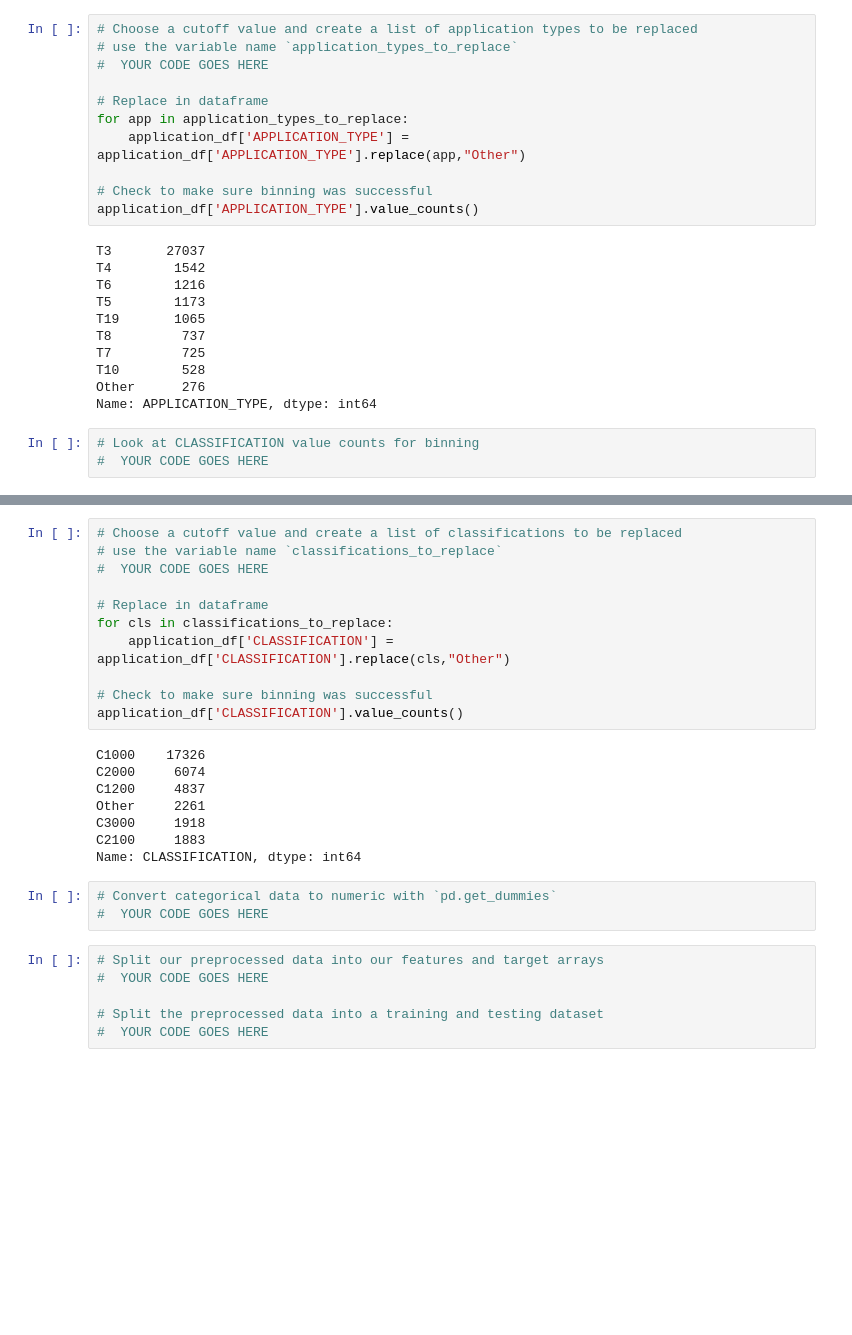
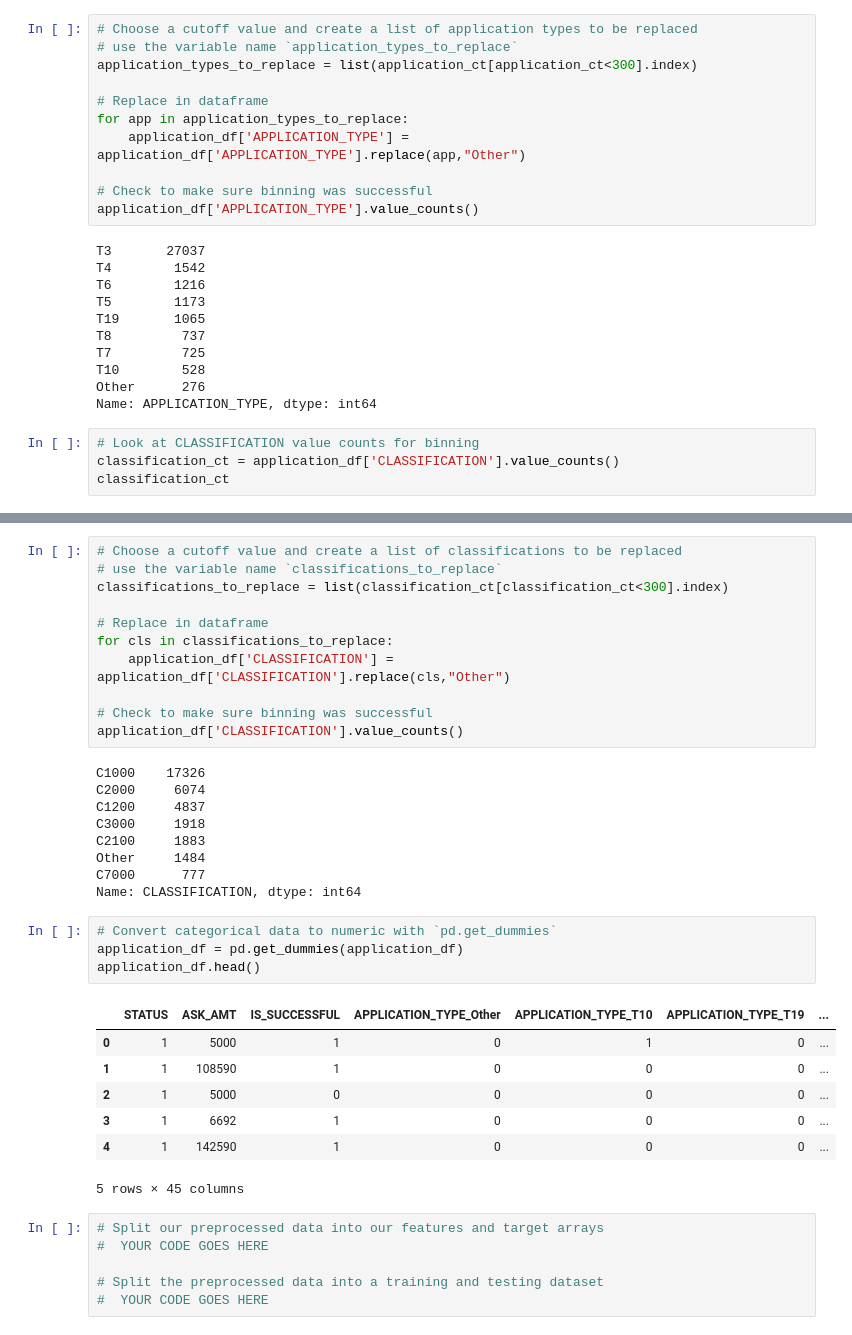
Before and after one commit to Marlon6598/deep-learning-challenge, a Jupyter notebook: Starter_Code.ipynb, the cells around one changed output, grey strips where cells are left out. Cells and saved outputs as stored; diff of their text form; blank space fills up the shorter version.

```diff
--- a/Starter_Code.ipynb
+++ b/Starter_Code.ipynb
@@ -77,7 +77,7 @@ Name: APPLICATION_TYPE, dtype: int64
 # %%
 # Choose a cutoff value and create a list of application types to be replaced
 # use the variable name `application_types_to_replace`
-#  YOUR CODE GOES HERE
+application_types_to_replace = list(application_ct[application_ct<300].index)
 
 # Replace in dataframe
 for app in application_types_to_replace:
@@ -98,7 +98,8 @@ Other      276
 Name: APPLICATION_TYPE, dtype: int64
 # %%
 # Look at CLASSIFICATION value counts for binning
-#  YOUR CODE GOES HERE
+classification_ct = application_df['CLASSIFICATION'].value_counts()
+classification_ct
 # %% [output]
 C1000    17326
 C2000     6074
@@ -136,7 +137,7 @@ Name: CLASSIFICATION, dtype: int64
 # %%
 # Choose a cutoff value and create a list of classifications to be replaced
 # use the variable name `classifications_to_replace`
-#  YOUR CODE GOES HERE
+classifications_to_replace = list(classification_ct[classification_ct<300].index)
 
 # Replace in dataframe
 for cls in classifications_to_replace:
@@ -148,13 +149,23 @@ application_df['CLASSIFICATION'].value_counts()
 C1000    17326
 C2000     6074
 C1200     4837
-Other     2261
 C3000     1918
 C2100     1883
+Other     1484
+C7000      777
 Name: CLASSIFICATION, dtype: int64
 # %%
 # Convert categorical data to numeric with `pd.get_dummies`
-#  YOUR CODE GOES HERE
+application_df = pd.get_dummies(application_df)
+application_df.head()
+# %% [output]
+|  | STATUS | ASK_AMT | IS_SUCCESSFUL | APPLICATION_TYPE_Other | APPLICATION_TYPE_T10 | APPLICATION_TYPE_T19 | ... |
+| 0 | 1 | 5000 | 1 | 0 | 1 | 0 | ... |
+| 1 | 1 | 108590 | 1 | 0 | 0 | 0 | ... |
+| 2 | 1 | 5000 | 0 | 0 | 0 | 0 | ... |
+| 3 | 1 | 6692 | 1 | 0 | 0 | 0 | ... |
+| 4 | 1 | 142590 | 1 | 0 | 0 | 0 | ... |
+5 rows × 45 columns
 # %%
 # Split our preprocessed data into our features and target arrays
 #  YOUR CODE GOES HERE
```
Also changed, not shown: parts of 2 cells of this notebook.
